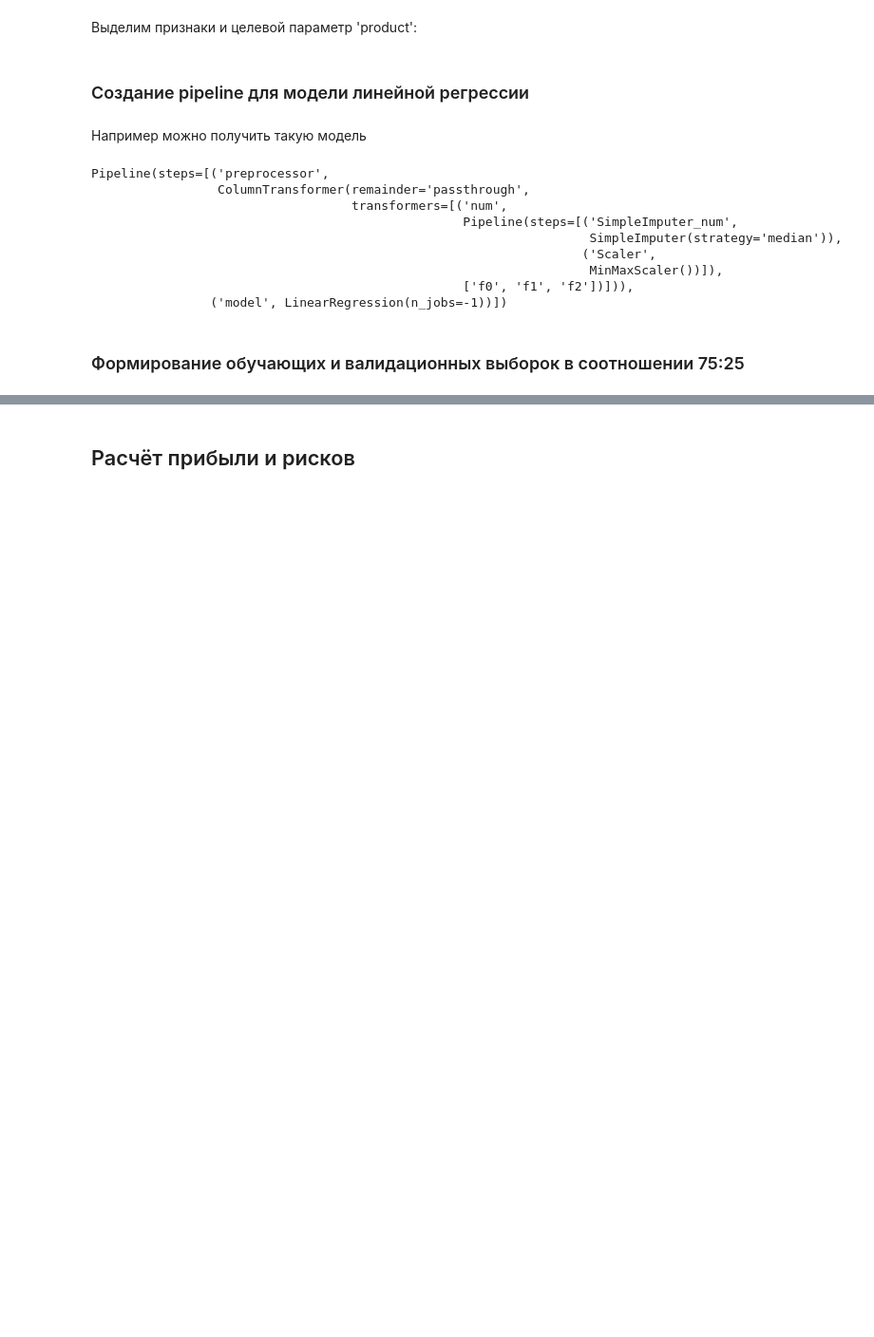
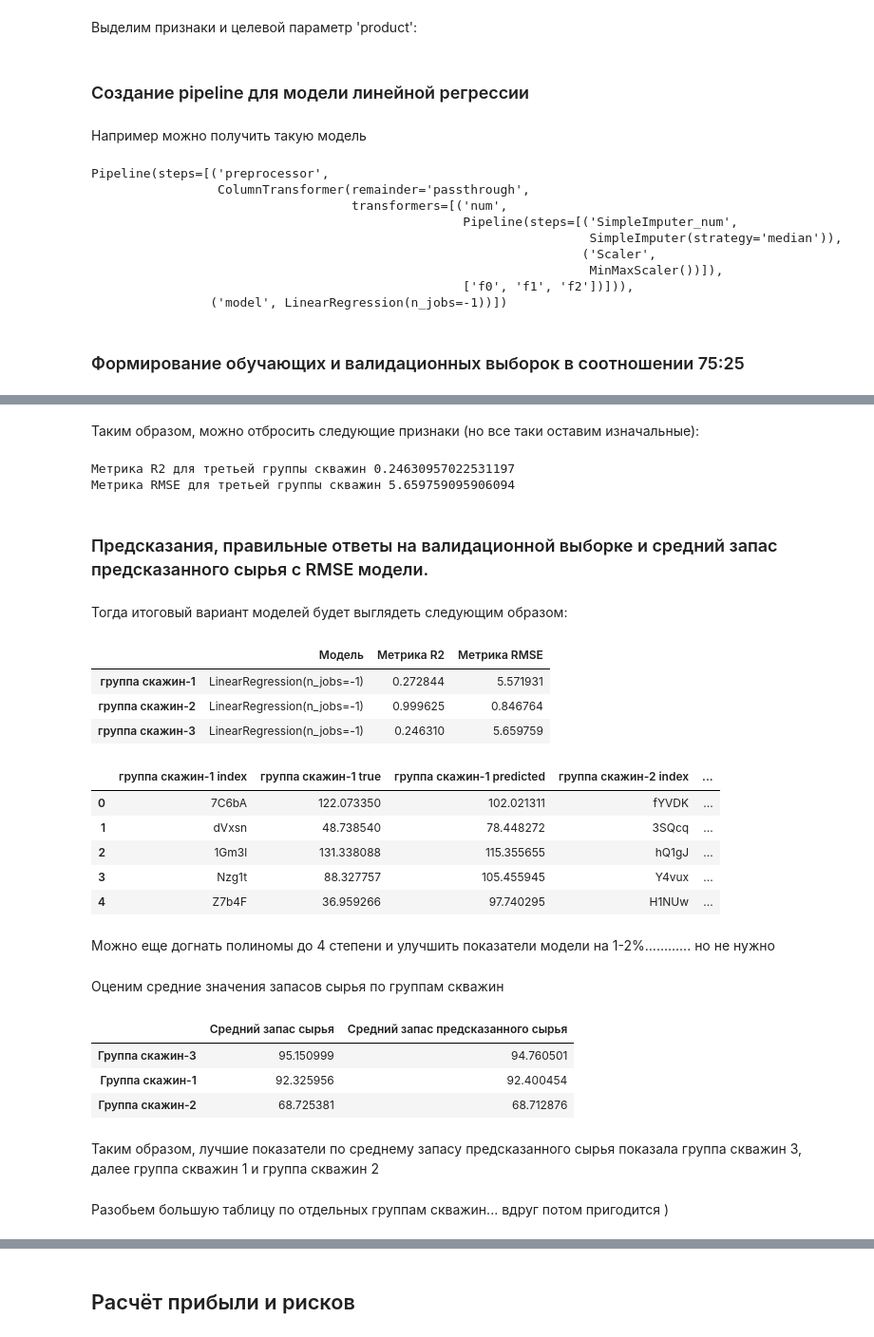
Before and after one commit to MalastowskiNS/-YanXPraKPjcts, a Jupyter notebook: M03P01-OilDerricksLocation/start.ipynb, the cells around one changed output, grey strips where cells are left out. Shown at 95% size. Cells and saved outputs as stored; diff of their text form; code cells hidden in the pictures; blank space fills up the shorter version.

```diff
--- a/M03P01-OilDerricksLocation/start.ipynb
+++ b/M03P01-OilDerricksLocation/start.ipynb
@@ -404,3 +376,0 @@ metrics
-# %%
-lin_model.fit(X_train, y_train)
-y_test_predict = lin_model.predict(X_test)
@@ -502,0 +446,71 @@ Xtrain
+# %% [markdown]
+Таким образом, можно отбросить следующие признаки (но все таки оставим изначальные):
+# %%
+drop_cols = ['1', 'f0 f1', '!f2^2', '!f0', '!f1', 'f1 f2', 'f0 f2']
+# %%
+cols = X_train.columns[~np.isin(X_train.columns, drop_cols)]
+lin_model = prediction_model(cols, 'Min/Max', 'LinearRegression')
+lin_model.fit(X_train[cols], Y_train)
+Y_test_predict = lin_model.predict(X_test)
+r2_score  =  lin_model.score(X_test[cols], Y_test)
+rmse_score =  np.sqrt(mean_absolute_error(Y_test, Y_test_predict))
+print('Метрика R2 для третьей группы скважин', r2_score)
+print('Метрика RMSE для третьей группы скважин', rmse_score)
+# %% [output]
+Метрика R2 для третьей группы скважин 0.24630957022531197
+Метрика RMSE для третьей группы скважин 5.659759095906094
+# %% [markdown]
+###  Предсказания, правильные ответы на валидационной выборке и средний запас предсказанного сырья с RMSE модели.
+# %% [markdown]
+Тогда итоговый вариант моделей будет выглядеть следующим образом:
+# %%
+validation_rez = pd.DataFrame()
+metrics = []
+for i, name in enumerate(table_names):
+    X_train = poly.fit_transform(Xtrain[i])
+    X_test = poly.transform(Xtest[i])
+    X_train = pd.DataFrame(X_train, columns = poly.get_feature_names_out())
+    X_test  = pd.DataFrame(X_test, columns = poly.get_feature_names_out())
+    lin_model.fit(X_train[cols], Ytrain[i])
+    Ytest_predict = lin_model.predict(X_test[cols])
+    r2_score  =  lin_model.score(X_test[cols], Ytest[i])
+    rmse_score =  np.sqrt(mean_absolute_error(Ytest[i], Ytest_predict))
+    metrics.append([str(lin_model.get_params()['model']), r2_score, rmse_score])
+    validation_rez[name+' index'] = Ytest[i].index
+    validation_rez[name+' true'] = Ytest[i].values
+    validation_rez[name+' predicted'] = Ytest_predict
+metrics = pd.DataFrame(metrics)
+metrics.columns = ['Модель', 'Метрика R2', 'Метрика RMSE']
+metrics.index  = table_names
+display(metrics)
+validation_rez.head(5)
+# %% [output]
+|  | Модель | Метрика R2 | Метрика RMSE |
+| группа скажин-1 | LinearRegression(n_jobs=-1) | 0.272844 | 5.571931 |
+| группа скажин-2 | LinearRegression(n_jobs=-1) | 0.999625 | 0.846764 |
+| группа скажин-3 | LinearRegression(n_jobs=-1) | 0.246310 | 5.659759 |
+|  | группа скажин-1 index | группа скажин-1 true | группа скажин-1 predicted | группа скажин-2 index | ... |
+| 0 | 7C6bA | 122.073350 | 102.021311 | fYVDK | ... |
+| 1 | dVxsn | 48.738540 | 78.448272 | 3SQcq | ... |
+| 2 | 1Gm3l | 131.338088 | 115.355655 | hQ1gJ | ... |
+| 3 | Nzg1t | 88.327757 | 105.455945 | Y4vux | ... |
+| 4 | Z7b4F | 36.959266 | 97.740295 | H1NUw | ... |
+# %% [markdown]
+Можно еще догнать полиномы до 4 степени и улучшить показатели модели на 1-2%............ но не нужно
+# %% [markdown]
+Оценим средние значения запасов сырья по группам скважин
+# %%
+accumulated_data = pd.DataFrame()
+accumulated_data['Cредний запас сырья'] = (validation_rez[validation_rez.columns[['true' in name for name in validation_rez.columns]]].sum()).values/validation_rez.shape[0]
+accumulated_data['Cредний запас предсказанного сырья'] = (validation_rez[validation_rez.columns[['predicted' in name for name in validation_rez.columns]]].sum()).values/validation_rez.shape[0]
+accumulated_data.index = ['Группа скажин-1', 'Группа скажин-2', 'Группа скажин-3']
+accumulated_data.sort_values(by = 'Cредний запас предсказанного сырья', ascending=False)
+# %% [output]
+|  | Cредний запас сырья | Cредний запас предсказанного сырья |
+| Группа скажин-3 | 95.150999 | 94.760501 |
+| Группа скажин-1 | 92.325956 | 92.400454 |
+| Группа скажин-2 | 68.725381 | 68.712876 |
+# %% [markdown]
+Таким образом, лучшие показатели по среднему запасу предсказанного сырья показала группа скважин 3, далее группа скважин 1 и группа скважин 2
+# %% [markdown]
+Разобьем большую таблицу по отдельных группам скважин... вдруг потом пригодится )
```
Also changed, not shown: parts of 61 cells of this notebook.
